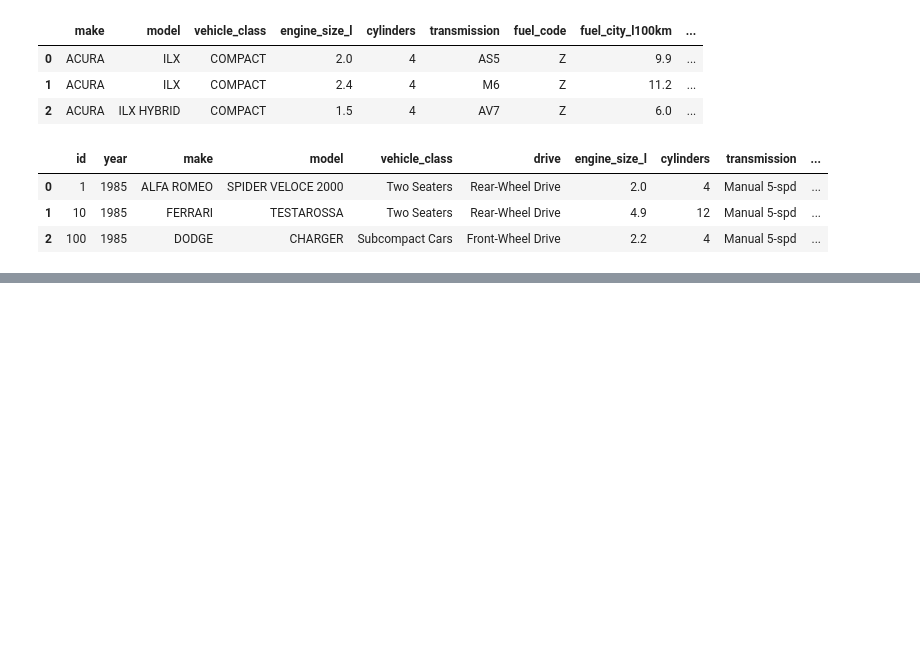
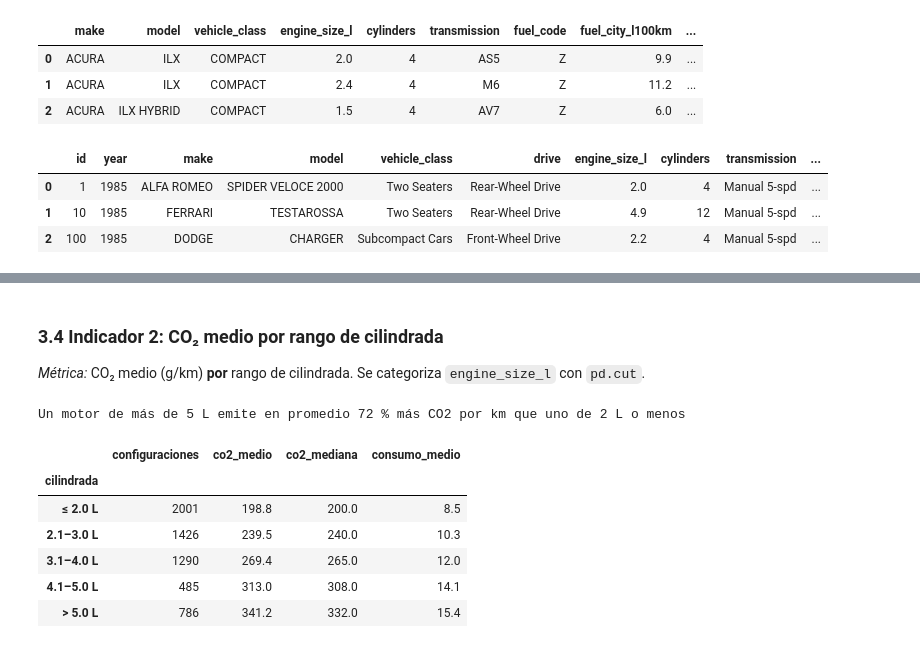
Before and after one commit to Sehuto96/emisiones-vehiculos-diagnostico, a Jupyter notebook: notebooks/data_preparation.ipynb, the cells around one changed output, grey strips where cells are left out. Cells and saved outputs as stored; diff of their text form; code cells hidden in the pictures; blank space fills up the shorter version.

```diff
--- a/notebooks/data_preparation.ipynb
+++ b/notebooks/data_preparation.ipynb
@@ -501,0 +581,30 @@ epa_clean.head(3)
+# %% [markdown]
+### 3.4 Indicador 2: CO₂ medio por rango de cilindrada
+
+*Métrica:* CO₂ medio (g/km) **por** rango de cilindrada. Se categoriza `engine_size_l` con `pd.cut`.
+# %%
+rangos = pd.cut(co2_clean['engine_size_l'],
+                bins=[0, 2, 3, 4, 5, np.inf],
+                labels=['≤ 2.0 L', '2.1–3.0 L', '3.1–4.0 L', '4.1–5.0 L', '> 5.0 L'])
+
+indicador_cilindrada = (co2_clean
+    .groupby(rangos, observed=True)
+    .agg(configuraciones=('co2_g_km', 'size'),
+         co2_medio=('co2_g_km', 'mean'),
+         co2_mediana=('co2_g_km', 'median'),
+         consumo_medio=('fuel_comb_l100km', 'mean'))
+    .round(1))
+indicador_cilindrada.index.name = 'cilindrada'
+
+aumento = (indicador_cilindrada['co2_medio'].iloc[-1] / indicador_cilindrada['co2_medio'].iloc[0] - 1) * 100
+print(f'Un motor de más de 5 L emite en promedio {aumento:.0f} % más CO2 por km que uno de 2 L o menos')
+indicador_cilindrada
+# %% [output]
+Un motor de más de 5 L emite en promedio 72 % más CO2 por km que uno de 2 L o menos
+|  | configuraciones | co2_medio | co2_mediana | consumo_medio |
+| cilindrada |  |  |  |  |
+| ≤ 2.0 L | 2001 | 198.8 | 200.0 | 8.5 |
+| 2.1–3.0 L | 1426 | 239.5 | 240.0 | 10.3 |
+| 3.1–4.0 L | 1290 | 269.4 | 265.0 | 12.0 |
+| 4.1–5.0 L | 485 | 313.0 | 308.0 | 14.1 |
+| > 5.0 L | 786 | 341.2 | 332.0 | 15.4 |
```
Also changed, not shown: parts of 26 cells of this notebook.
